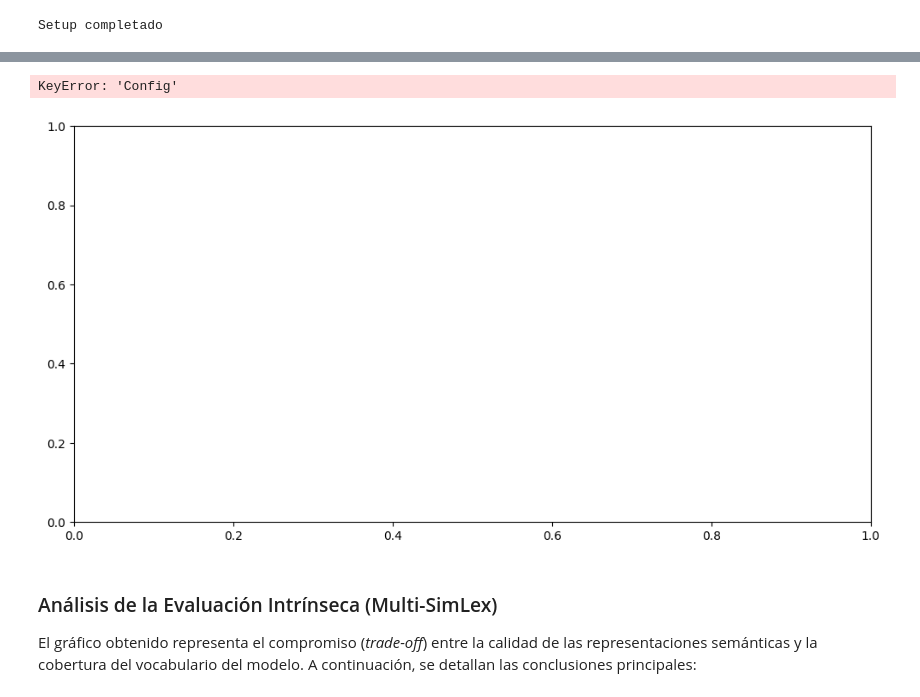
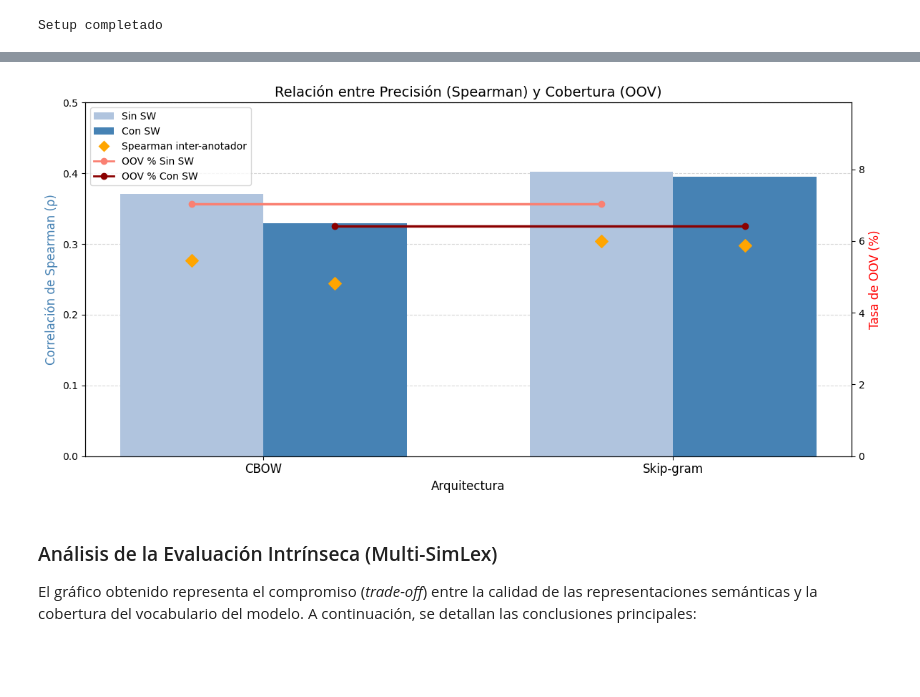
Before and after one commit to Lihao006/P4plh, a Jupyter notebook: practica4_completa.ipynb, the cells around one changed output, grey strips where cells are left out. Saved outputs shown, nothing was run; the diff lists cells and outputs as text; code cells hidden in the pictures; blank space fills up the shorter version.

```diff
--- a/practica4_completa.ipynb
+++ b/practica4_completa.ipynb
@@ -912,7 +883,7 @@ from matplotlib.lines import Line2D
 datos_completos = []
 for nombre, modelo in modelos_w2v.items():
     sp_avg, sp_ann, oov = intrinsic_eval(modelo, multi_simlex, annotator_cols)
-    arquitectura = 'Skip-gram' if 'sg' in nombre else 'CBOW'  # FIX: era startswith('Skip-gram')
+    arquitectura = 'Skip-gram' if 'Skip-gram' in nombre else 'CBOW'
     sw = 'Sin SW' if 'sin_sw' in nombre else 'Con SW'
     datos_completos.append({
         'Modelo':        arquitectura,
@@ -953,36 +924,35 @@ ax1.set_ylim(0, 0.5)
 # --- Líneas OOV ---
 ax2 = ax1.twinx()
 colors_oov = {'Sin SW': 'salmon', 'Con SW': 'darkred'}
 for config, offset in zip(configs_orden, offsets):
     subset = df_plot[df_plot['Config'] == config].set_index('Modelo')
     x_pos  = [modelos_orden.index(m) + offset for m in modelos_orden]
     y_vals = [subset.loc[m, 'OOV %'] for m in modelos_orden]
     ax2.plot(x_pos, y_vals, marker='o', color=colors_oov[config], linewidth=2.5, zorder=4)
 
 ax2.set_ylabel('Tasa de OOV (%)', fontsize=12, color='red')
-ax2.set_ylim(0, 20)
+ax2.set_ylim(0, max(df_plot['OOV %']) * 1.4)
 
 # --- Leyenda ---
 legend_elements = [
     Patch(facecolor='lightsteelblue', label='Sin SW'),
     Patch(facecolor='steelblue',      label='Con SW'),
     Line2D([0], [0], marker='D', color='w', markerfacecolor='orange',
            markersize=9, label='Spearman inter-anotador'),
     Line2D([0], [0], color='salmon',  linewidth=2, marker='o', label='OOV % Sin SW'),
     Line2D([0], [0], color='darkred', linewidth=2, marker='o', label='OOV % Con SW'),
 ]
 ax1.legend(handles=legend_elements, loc='upper left', fontsize=10)
 ax1.set_xticks(range(len(modelos_orden)))
 ax1.set_xticklabels(modelos_orden, fontsize=12)
 ax1.set_xlabel('Arquitectura', fontsize=12)
 
 plt.title('Relación entre Precisión (Spearman) y Cobertura (OOV)', fontsize=14)
 ax1.grid(axis='y', linestyle='--', alpha=0.5)
 plt.tight_layout()
 plt.show()
 # %% [output]
-KeyError: 'Config'
-[figure, old version]
+[figure, new version]
 # %% [markdown]
 ### Análisis de la Evaluación Intrínseca (Multi-SimLex)
 El gráfico obtenido representa el compromiso (*trade-off*) entre la calidad de las representaciones semánticas y la cobertura del vocabulario del modelo. A continuación, se detallan las conclusiones principales:
```
Also changed, not shown: parts of 34 cells of this notebook, 49 other files.
